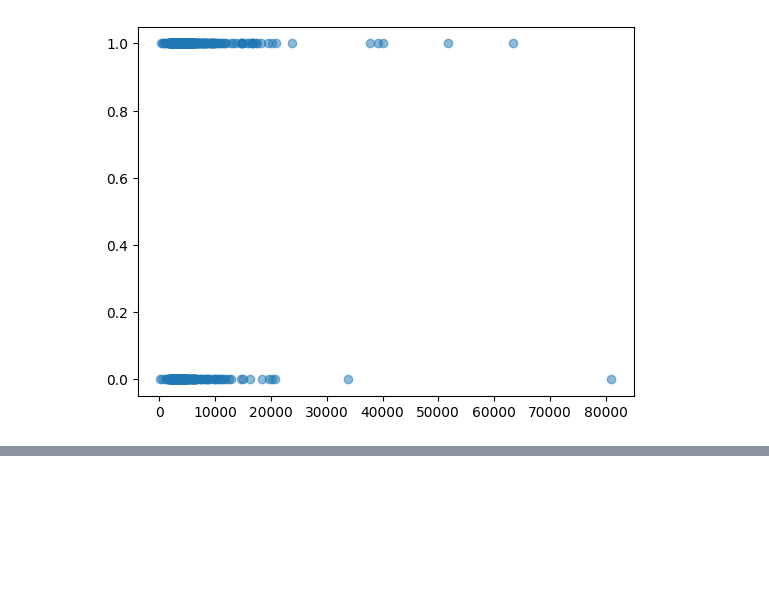
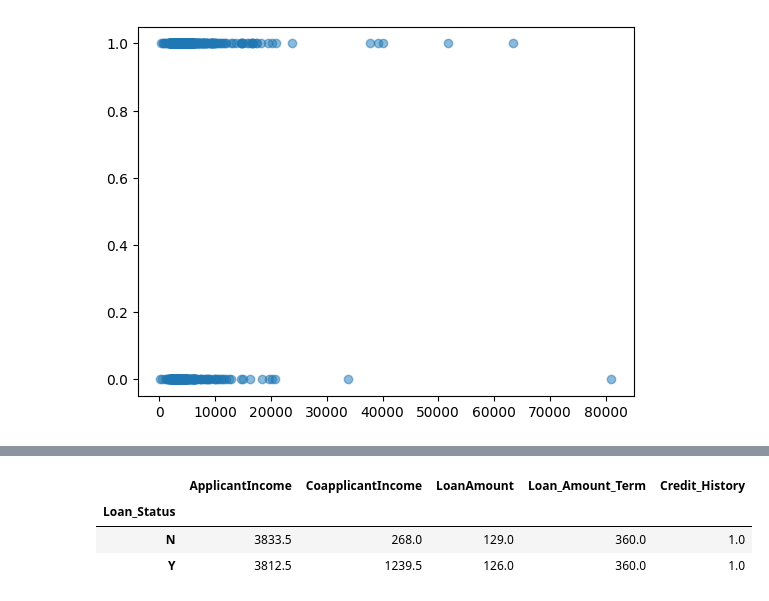
Before and after one commit to Mohamed-236/DataScienceBankProject, a Jupyter notebook: YoutubeBankProject.ipynb, the cells around one changed output, grey strips where cells are left out. Cells and saved outputs as stored; diff of their text form; code cells hidden in the pictures; blank space fills up the shorter version.

```diff
--- a/YoutubeBankProject.ipynb
+++ b/YoutubeBankProject.ipynb
@@ -560,0 +570,7 @@ plt.scatter(X['ApplicantIncome'], y, alpha=0.5)
+# %%
+df.groupby('Loan_Status').median(numeric_only=True) # permet de calculer la médiane de chaque variable en fonction du statut du crédit (0 ou N pour refusé, 1 ou Y pour accordé). Cela permet de voir si certaines variables ont un impact sur le fait d'obtenir un crédit ou pas.
+# %% [output]
+|  | ApplicantIncome | CoapplicantIncome | LoanAmount | Loan_Amount_Term | Credit_History |
+| Loan_Status |  |  |  |  |  |
+| N | 3833.5 | 268.0 | 129.0 | 360.0 | 1.0 |
+| Y | 3812.5 | 1239.5 | 126.0 | 360.0 | 1.0 |
```
Also changed, not shown: parts of 15 cells of this notebook.
